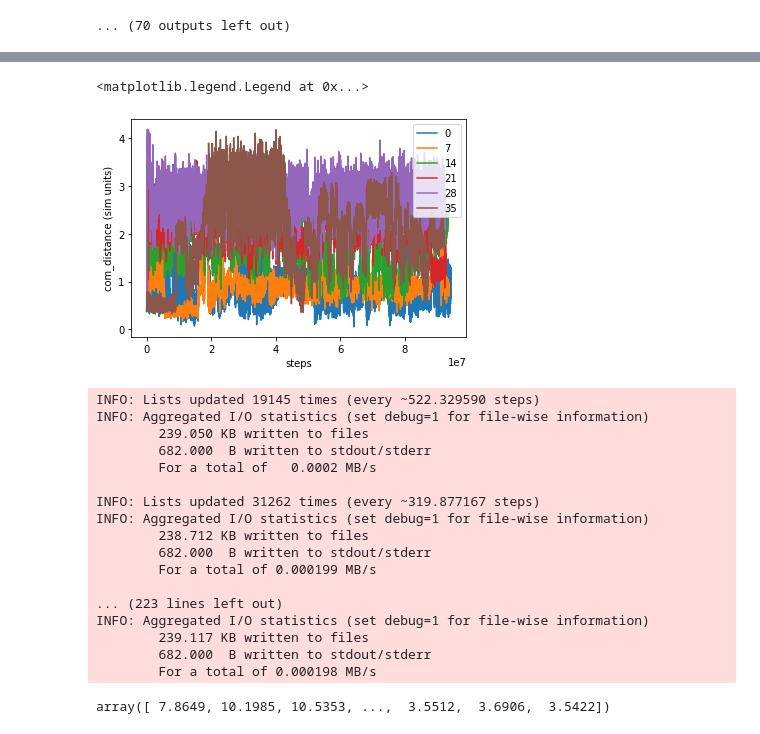
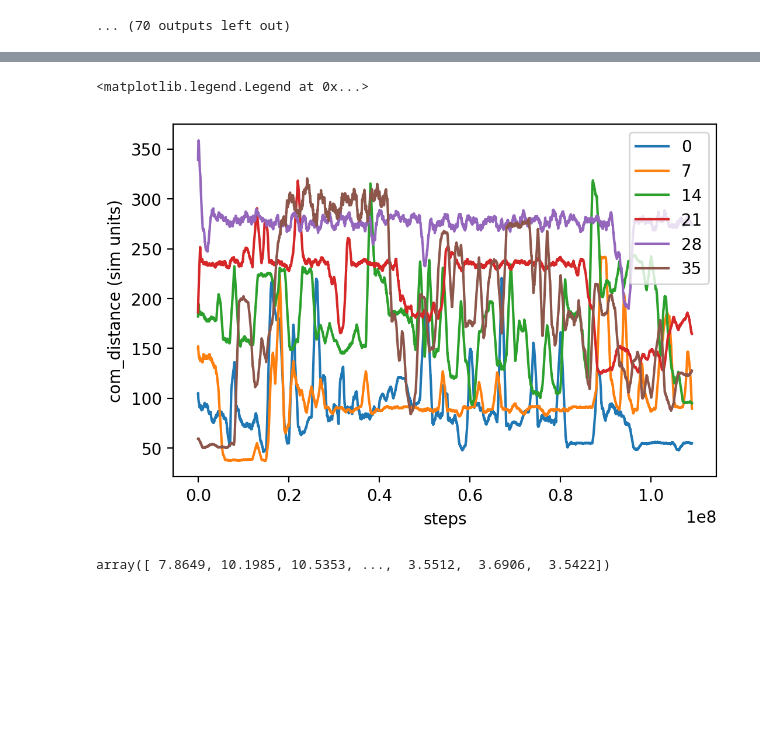
Before and after one commit to mlsample/ipy_oxDNA, a Jupyter notebook: scr/duplex_example.ipynb, the cells around one changed output, grey strips where cells are left out. Cells and saved outputs as stored; diff of their text form; code cells hidden in the pictures; blank space fills up the shorter version.

Commit message:
duplex example

```diff
--- a/scr/duplex_example.ipynb
+++ b/scr/duplex_example.ipynb
@@ -19,0 +19,21 @@ Tutorial
+# %%
+path = os.path.abspath('../ipy_oxdna_examples/melting_example/')
+file_dir = f'{path}/duplex_8nt/'
+system = 'us_k_05_min_0_max_5_1e3'
+
+com_list = '8,9,10,11,12,13,14,15'
+ref_list = '0,1,2,3,4,5,6,7'
+xmin = 0
+xmax = 5
+n_windows = 48
+
+stiff = 0.5
+
+equlibration_parameters = {'steps':'1e7', 'T':'20C', 'print_energy_every': '5e5','print_conf_interval':'5e5',
+                           'max_density_multiplier': '50'}
+
+production_parameters = {'steps':'1e8', 'T':'20C', 'print_energy_every': '5e5',
+                         'print_conf_interval':'5e5', 'max_density_multiplier':'50'}
+
+us = MeltingUmbrellaSampling(file_dir, system)
+simulation_manager = SimulationManager(n_processes=48)
@@ -19,0 +105,7 @@ Tutorial
+# %%
+us.com_distance_observable(com_list, ref_list)
+us.hb_list_observable(print_every=1e3)
+plt.figure(dpi=200)
+for idx in range(0, 48):
+    us.analysis.view_observable('prod', idx, observable=us.observables_list[1])
+plt.legend()
@@ -19,0 +115,4 @@ Tutorial
+# %%
+for idx in range(0,48):
+    print(idx)
+    us.equlibration_sims[idx].sim_files.last_conf
@@ -25,13 +204,13 @@ system = 'us_k_1_min_0_max_4_1e3'
 com_list = '8,9,10,11,12,13,14,15'
 ref_list = '0,1,2,3,4,5,6,7'
 xmin = 0
-xmax = 4
+xmax = 8
 n_windows = 40
 
 stiff = 1
 
-equlibration_parameters = {'steps':'1e6', 'T':'20C', 'print_energy_every': '1e6',
-                           'print_conf_interval':'1e6', 'max_density_multiplier':'50'}
+equlibration_parameters = {'steps':'1e6', 'T':'20C', 'print_energy_every': '1e6','print_conf_interval':'1e6',
+                           'max_density_multiplier': '10', 'CUDA_list': 'no'}
 
 production_parameters = {'steps':'1e8', 'T':'20C', 'print_energy_every': '1e8',
                          'print_conf_interval':'1e8', 'max_density_multiplier':'50'}
@@ -75,30 +258,13 @@ INFO: Aggregated I/O statistics (set debug=1 for file-wise information)
 # %%
 us.com_distance_observable(com_list, ref_list)
 #us.observables_list[0]
-plt.figure()
+plt.figure(dpi=200)
 for idx in range(0, 40, 7):
-    us.analysis.view_observable('eq', idx)
+    us.analysis.view_observable('eq', idx, sliding_window=int(1e2))
 plt.legend()
 # %% [output]
 <matplotlib.legend.Legend at 0x...>
-[figure, old version]
+[figure, new version]
-INFO: Lists updated 19145 times (every ~522.329590 steps)
-INFO: Aggregated I/O statistics (set debug=1 for file-wise information)
-        239.050 KB written to files
-        682.000  B written to stdout/stderr
-        For a total of   0.0002 MB/s
-
-INFO: Lists updated 31262 times (every ~319.877167 steps)
-INFO: Aggregated I/O statistics (set debug=1 for file-wise information)
-        238.712 KB written to files
-        682.000  B written to stdout/stderr
-        For a total of 0.000199 MB/s
-
-... (223 lines left out)
-INFO: Aggregated I/O statistics (set debug=1 for file-wise information)
-        239.117 KB written to files
-        682.000  B written to stdout/stderr
-        For a total of 0.000198 MB/s
 # %%
 import pandas as pd
 import numpy as np
```
Also changed, not shown: parts of 16 cells of this notebook, 5 other files.
